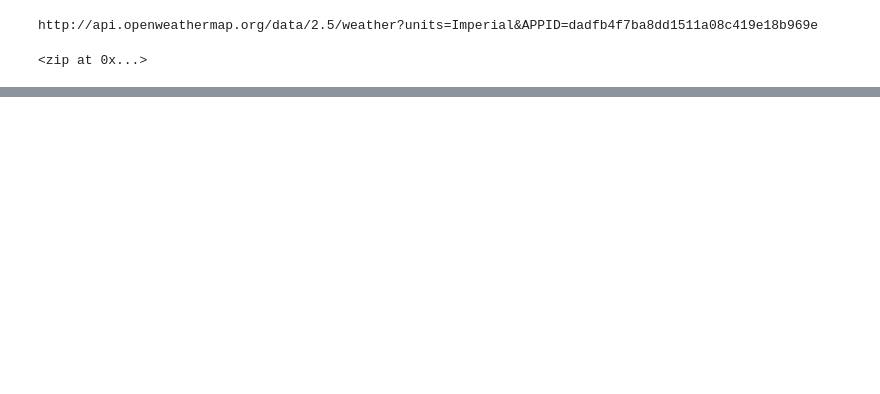
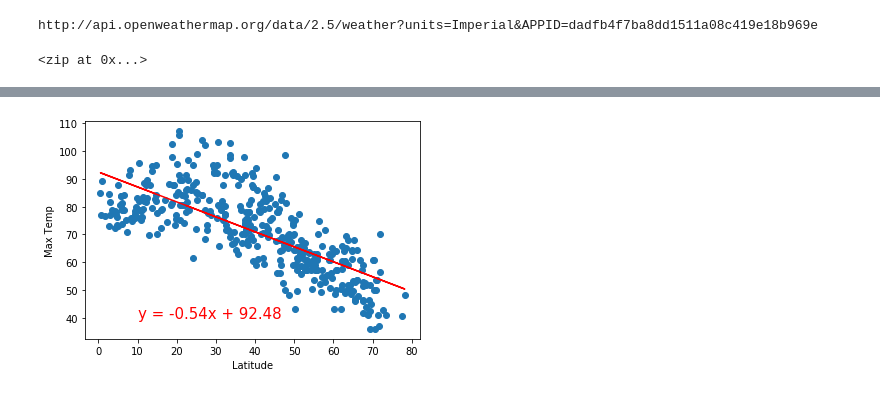
Before and after one commit to realStevenWalk/World_Weather_Analysis, a Jupyter notebook: WeatherPy-checkpoint.ipynb, the cells around one changed output, grey strips where cells are left out. Drawn from its saved outputs; the diff is of its cells as text; code cells hidden in the pictures; blank space fills up the shorter version.

```diff
--- a/WeatherPy-checkpoint.ipynb
+++ b/WeatherPy-checkpoint.ipynb
@@ -287,6 +289,6 @@ x_values = northern_hemi_df["Lat"]
 y_values = northern_hemi_df["Max Temp"]
 # Call the function.
 plot_linear_regression(x_values, y_values,
-                       'Linear Regression on the Northern Hemisphere \n
+                       'Linear Regression on the Northern Hemisphere \n\
                         for Maximum Temperature', 'Max Temp',(10,40))
 # %% [output]
@@ -294,3 +295,4 @@ SyntaxError: EOL while scanning string literal (<ipython-input-69-f235f13efcbc>,
+[figure, added]
 # %%
 # Linear regression on the Southern Hemisphere
 x_values = southern_hemi_df["Lat"]
```
Also changed, not shown: parts of 18 cells of this notebook.
